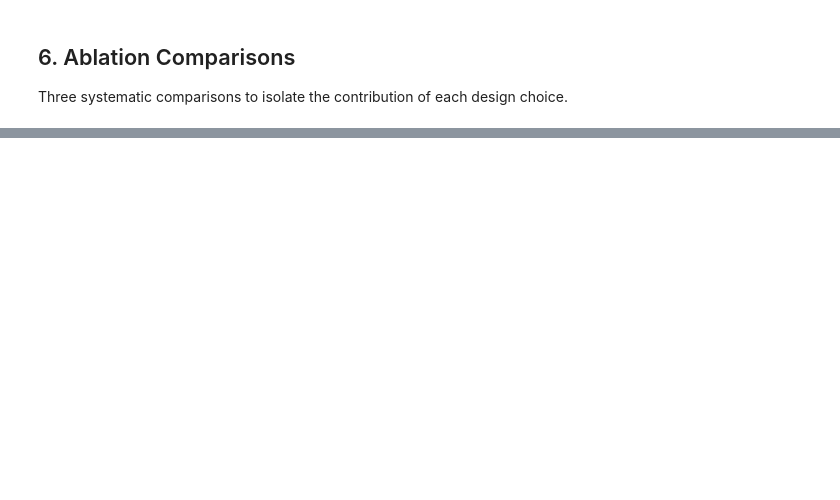
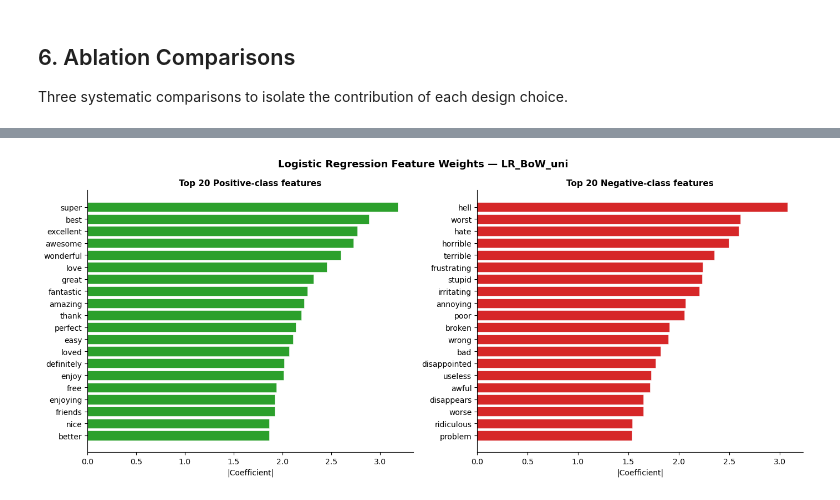
Before and after one commit to Jannik-m12/sentiment_analysis_spofify_reviews, a Jupyter notebook: Notebooks/03_Baseline_Modeling.ipynb, the cells around one changed output, grey strips where cells are left out. Cells and saved outputs as stored; diff of their text form; code cells hidden in the pictures; blank space fills up the shorter version.

```diff
--- a/Notebooks/03_Baseline_Modeling.ipynb
+++ b/Notebooks/03_Baseline_Modeling.ipynb
@@ -645,18 +772,17 @@ for k, v in pr_auc_scores.items():
 # %%
-# ── Step 5e: Error analysis — 20 misclassified examples (best model) ─────────
-best_key = max(grid_results, key=lambda k: grid_results[k]['f1_macro'])
-best_res = grid_results[best_key]
-print(f'Best model: {best_key}  (Macro F1 = {best_res["f1_macro"]:.3f})')
+# ── Step 5e: Error analysis — 20 misclassified examples (best model, test set) ─
+best_res        = grid_results[best_key]
+y_pred_best     = best_res['y_pred_test']
+texts_test_list = list(texts_test)
 
-y_pred_best     = best_res['y_pred']
-texts_test_list = list(texts_test)
+print(f'Best model    : {best_key}')
+print(f'Test Macro-F1 : {best_res["test_f1_macro"]:.3f}')
 
 misclassified_all = [
     (i, texts_test_list[i], int(y_te[i]), int(y_pred_best[i]))
     for i in range(len(y_te))
     if y_te[i] != y_pred_best[i]
 ]
-
 print(f'\n  Total misclassified: {len(misclassified_all)} / {len(y_te)}')
 
 FAILURE_MODES = {
@@ -680,8 +806,8 @@ def categorise_error(text: str, true_label: int, pred_label: int) -> str:
         return 'non_english'
     if any(w in t for w in ['update','premium','feature','basic','ad','ads']):
         return 'domain_jargon'
-    pos_words = {'good','great','best','love','excellent','awesome'}
-    neg_words2= {'bad','worst','hate','useless','horrible','terrible','pathetic'}
+    pos_words  = {'good','great','best','love','excellent','awesome'}
+    neg_words2 = {'bad','worst','hate','useless','horrible','terrible','pathetic'}
     if true_label == 0 and any(w in t for w in pos_words):
         return 'lexical_ambiguity'
     if true_label == 1 and any(w in t for w in neg_words2):
@@ -689,7 +815,7 @@ def categorise_error(text: str, true_label: int, pred_label: int) -> str:
     return 'other'
 
 print('\n' + '=' * 80)
-print(f'🔍 Error Analysis — {best_key} — All {len(misclassified_all)} misclassified examples')
+print(f'🔍 Error Analysis — {best_key} — first 20 misclassified (test set)')
 print('=' * 80)
 
 error_categories = []
@@ -812,0 +944,68 @@ else:
+# %%
+# ── 7.1: Inspect the top positive and negative weights of the best model ──────
+# Only Logistic Regression exposes signed coefficients; NB exposes log-probs.
+# We extract whichever is available from the winning pipeline.
+
+best_pipeline  = grid_results[best_key]['gs'].best_estimator_
+vectoriser     = best_pipeline.named_steps['vec']
+classifier     = best_pipeline.named_steps['clf']
+feature_names  = vectoriser.get_feature_names_out()
+
+if hasattr(classifier, 'coef_'):
+    # Logistic Regression — signed coefficients
+    coefs = classifier.coef_[0]
+    top_n = 20
+    top_pos_idx = coefs.argsort()[-top_n:][::-1]
+    top_neg_idx = coefs.argsort()[:top_n]
+
+    fig, axes = plt.subplots(1, 2, figsize=(14, 6))
+    for ax, indices, title, color in [
+        (axes[0], top_pos_idx, f'Top {top_n} Positive-class features', '#2ca02c'),
+        (axes[1], top_neg_idx, f'Top {top_n} Negative-class features', '#d62728'),
+    ]:
+        words  = [feature_names[i] for i in indices]
+        values = [abs(coefs[i])     for i in indices]
+        ax.barh(words[::-1], values[::-1], color=color, edgecolor='white', linewidth=0.4)
+        ax.set_title(title, fontsize=11, fontweight='bold')
+        ax.set_xlabel('|Coefficient|', fontsize=10)
+        ax.spines[['top','right']].set_visible(False)
+
+    plt.suptitle(f'Logistic Regression Feature Weights — {best_key}', fontsize=13, fontweight='bold')
+    plt.tight_layout()
+    plt.savefig('../Figures/lr_feature_weights.png', dpi=150, bbox_inches='tight')
+    plt.show()
+    print('📁 ../Figures/lr_feature_weights.png')
+
+    print('\n  Top 10 Positive-class tokens:')
+    for i in top_pos_idx[:10]:
+        print(f'    {feature_names[i]:<20}  coef={coefs[i]:+.3f}')
+    print('\n  Top 10 Negative-class tokens:')
+    for i in top_neg_idx[:10]:
+        print(f'    {feature_names[i]:<20}  coef={coefs[i]:+.3f}')
+
+elif hasattr(classifier, 'feature_log_prob_'):
+    # Multinomial NB — log-probability difference as discriminativity score
+    log_ratio = classifier.feature_log_prob_[1] - classifier.feature_log_prob_[0]
+    top_n = 20
+    top_pos_idx = log_ratio.argsort()[-top_n:][::-1]
+    top_neg_idx = log_ratio.argsort()[:top_n]
+
+    fig, axes = plt.subplots(1, 2, figsize=(14, 6))
+    for ax, indices, title, color in [
+        (axes[0], top_pos_idx, f'Top {top_n} Positive-class features (NB log-ratio)', '#2ca02c'),
+        (axes[1], top_neg_idx, f'Top {top_n} Negative-class features (NB log-ratio)', '#d62728'),
+    ]:
+        words  = [feature_names[i] for i in indices]
+        values = [abs(log_ratio[i]) for i in indices]
+        ax.barh(words[::-1], values[::-1], color=color, edgecolor='white', linewidth=0.4)
+        ax.set_title(title, fontsize=11, fontweight='bold')
+        ax.set_xlabel('|log P(w|Pos) − log P(w|Neg)|', fontsize=10)
+        ax.spines[['top','right']].set_visible(False)
+
+    plt.suptitle(f'Naïve Bayes Discriminative Features — {best_key}', fontsize=13, fontweight='bold')
+    plt.tight_layout()
+    plt.savefig('../Figures/lr_feature_weights.png', dpi=150, bbox_inches='tight')
+    plt.show()
+    print('📁 ../Figures/lr_feature_weights.png')
+# %% [output]
+[figure, added]
```
Also changed, not shown: parts of 28 cells of this notebook, 5 other files.
